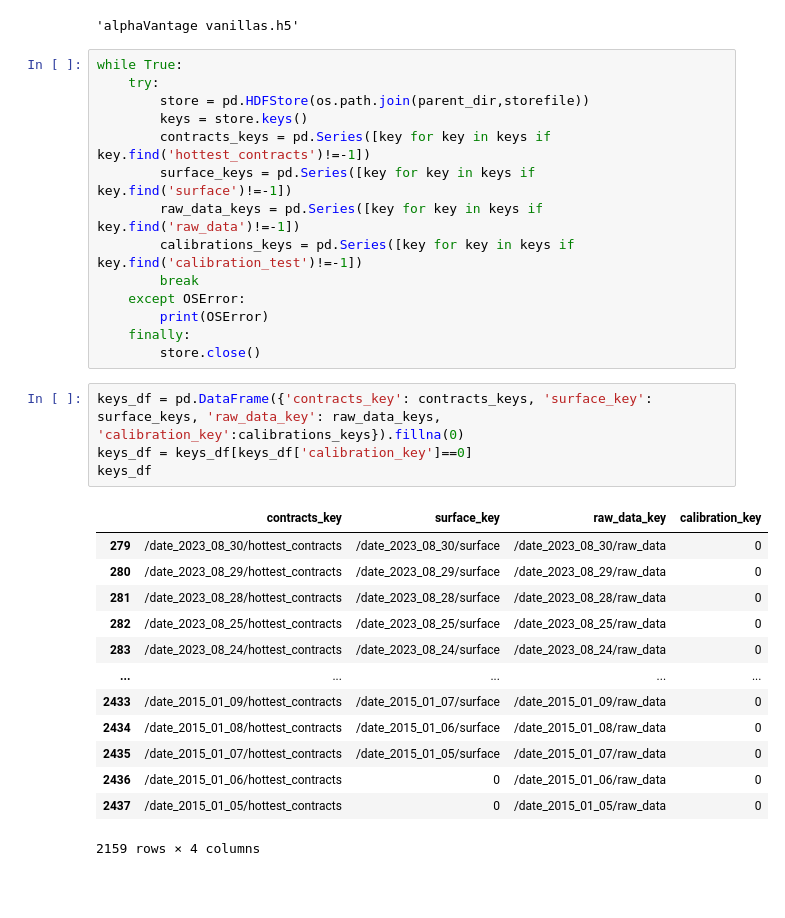
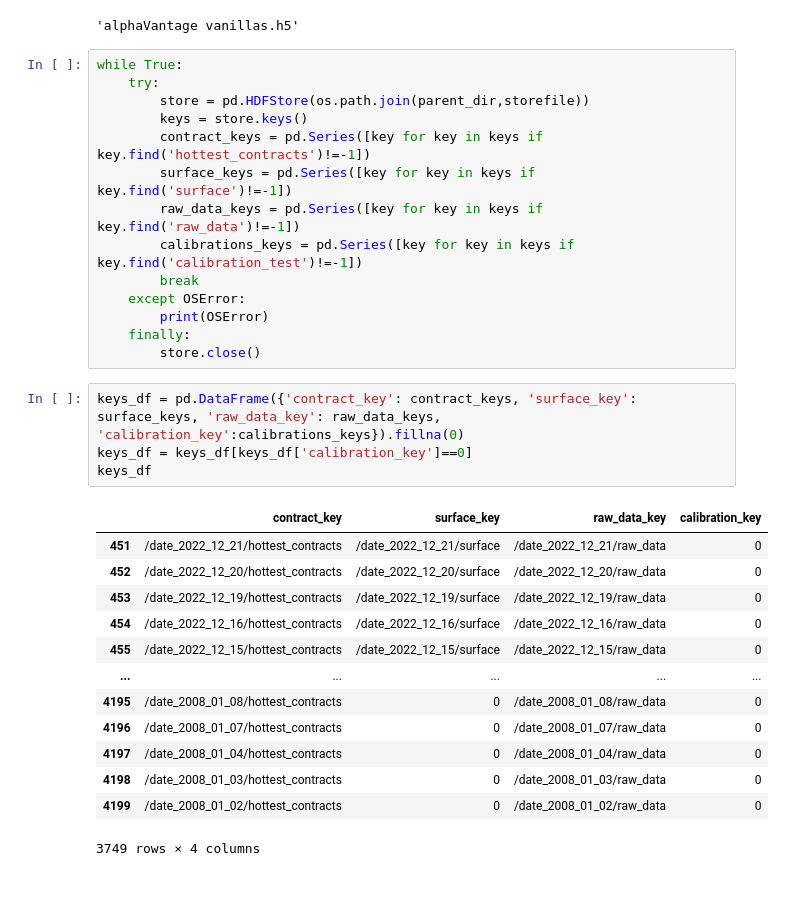
Before and after one commit to boomelage/machine-learning-option-pricing, a Jupyter notebook: historical_data/historical_av_collection/historical_av_calibration/historical_av_calibration.ipynb, the cells around one changed output. Cells and saved outputs as stored; diff of their text form.

```diff
--- a/historical_data/historical_av_collection/historical_av_calibration/historical_av_calibration.ipynb
+++ b/historical_data/historical_av_collection/historical_av_calibration/historical_av_calibration.ipynb
@@ -33,7 +39,7 @@ while True:
     try:
         store = pd.HDFStore(os.path.join(parent_dir,storefile))
         keys = store.keys()
-        contracts_keys = pd.Series([key for key in keys if key.find('hottest_contracts')!=-1])
+        contract_keys = pd.Series([key for key in keys if key.find('hottest_contracts')!=-1])
         surface_keys = pd.Series([key for key in keys if key.find('surface')!=-1])
         raw_data_keys = pd.Series([key for key in keys if key.find('raw_data')!=-1])
         calibrations_keys = pd.Series([key for key in keys if key.find('calibration_test')!=-1])
@@ -43,23 +49,23 @@ while True:
     finally:
         store.close()
 # %%
-keys_df = pd.DataFrame({'contracts_key': contracts_keys, 'surface_key': surface_keys, 'raw_data_key': raw_data_keys, 'calibration_key':calibrations_keys}).fillna(0)
+keys_df = pd.DataFrame({'contract_key': contract_keys, 'surface_key': surface_keys, 'raw_data_key': raw_data_keys, 'calibration_key':calibrations_keys}).fillna(0)
 keys_df = keys_df[keys_df['calibration_key']==0]
 keys_df
 # %% [output]
-|  | contracts_key | surface_key | raw_data_key | calibration_key |
-| 279 | /date_2023_08_30/hottest_contracts | /date_2023_08_30/surface | /date_2023_08_30/raw_data | 0 |
-| 280 | /date_2023_08_29/hottest_contracts | /date_2023_08_29/surface | /date_2023_08_29/raw_data | 0 |
-| 281 | /date_2023_08_28/hottest_contracts | /date_2023_08_28/surface | /date_2023_08_28/raw_data | 0 |
-| 282 | /date_2023_08_25/hottest_contracts | /date_2023_08_25/surface | /date_2023_08_25/raw_data | 0 |
-| 283 | /date_2023_08_24/hottest_contracts | /date_2023_08_24/surface | /date_2023_08_24/raw_data | 0 |
+|  | contract_key | surface_key | raw_data_key | calibration_key |
+| 451 | /date_2022_12_21/hottest_contracts | /date_2022_12_21/surface | /date_2022_12_21/raw_data | 0 |
+| 452 | /date_2022_12_20/hottest_contracts | /date_2022_12_20/surface | /date_2022_12_20/raw_data | 0 |
+| 453 | /date_2022_12_19/hottest_contracts | /date_2022_12_19/surface | /date_2022_12_19/raw_data | 0 |
+| 454 | /date_2022_12_16/hottest_contracts | /date_2022_12_16/surface | /date_2022_12_16/raw_data | 0 |
+| 455 | /date_2022_12_15/hottest_contracts | /date_2022_12_15/surface | /date_2022_12_15/raw_data | 0 |
 | ... | ... | ... | ... | ... |
-| 2433 | /date_2015_01_09/hottest_contracts | /date_2015_01_07/surface | /date_2015_01_09/raw_data | 0 |
-| 2434 | /date_2015_01_08/hottest_contracts | /date_2015_01_06/surface | /date_2015_01_08/raw_data | 0 |
-| 2435 | /date_2015_01_07/hottest_contracts | /date_2015_01_05/surface | /date_2015_01_07/raw_data | 0 |
-| 2436 | /date_2015_01_06/hottest_contracts | 0 | /date_2015_01_06/raw_data | 0 |
-| 2437 | /date_2015_01_05/hottest_contracts | 0 | /date_2015_01_05/raw_data | 0 |
+| 4195 | /date_2008_01_08/hottest_contracts | 0 | /date_2008_01_08/raw_data | 0 |
+| 4196 | /date_2008_01_07/hottest_contracts | 0 | /date_2008_01_07/raw_data | 0 |
+| 4197 | /date_2008_01_04/hottest_contracts | 0 | /date_2008_01_04/raw_data | 0 |
+| 4198 | /date_2008_01_03/hottest_contracts | 0 | /date_2008_01_03/raw_data | 0 |
+| 4199 | /date_2008_01_02/hottest_contracts | 0 | /date_2008_01_02/raw_data | 0 |
-2159 rows × 4 columns
+3749 rows × 4 columns
 # %% [markdown]
 #
 # %%
```
Also changed, not shown: parts of 2 cells of this notebook, 13 other files.
